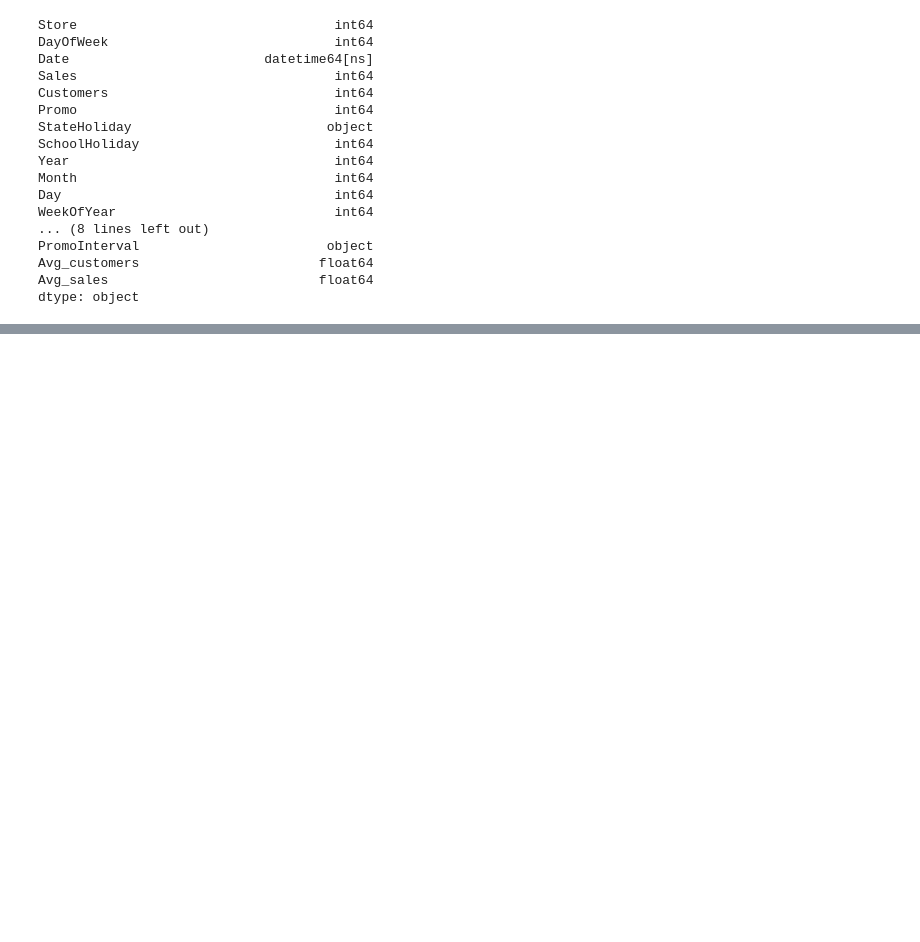
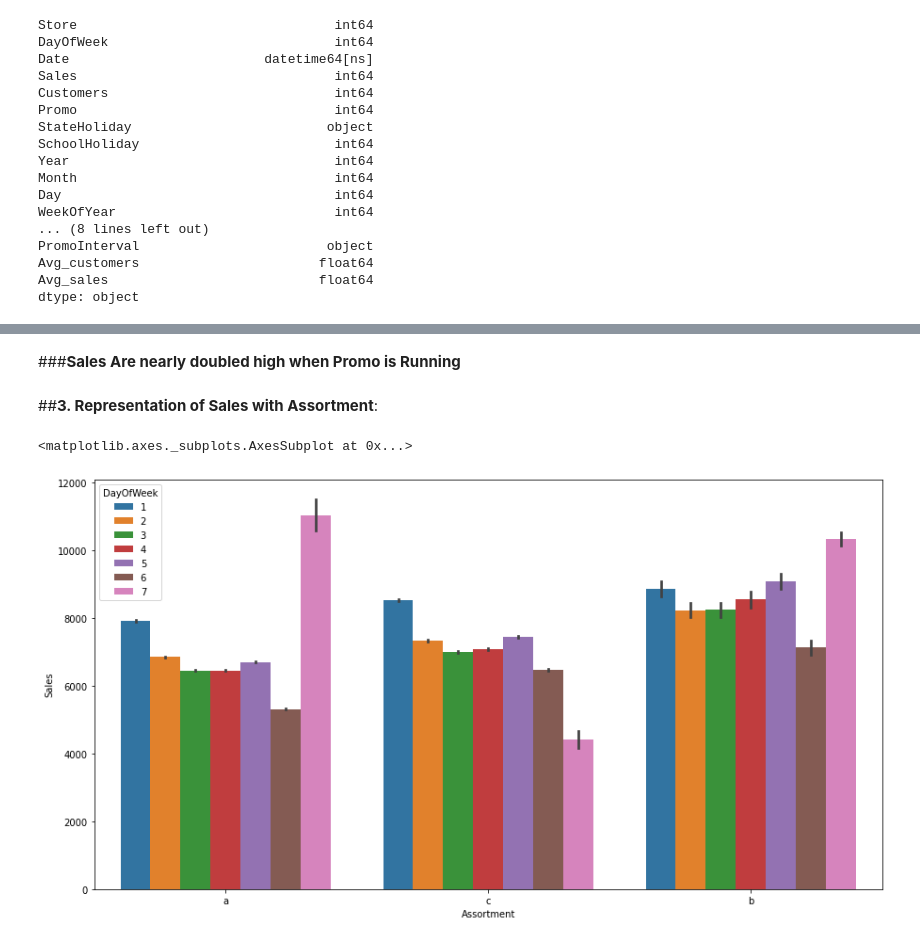
Before and after one commit to shubham-hub/Rossmann-Sales-Prediction, a Jupyter notebook: Capstone_Project_2_Shubham_Chavhan.ipynb, the cells around one changed output, grey strips where cells are left out. Drawn from its saved outputs; the diff is of its cells as text; code cells hidden in the pictures; blank space fills up the shorter version.

```diff
--- a/Capstone_Project_2_Shubham_Chavhan.ipynb
+++ b/Capstone_Project_2_Shubham_Chavhan.ipynb
@@ -628,0 +607,9 @@ dtype: object
+# %% [markdown]
+###**Sales Are nearly doubled high when Promo is Running**
+# %% [markdown]
+##**3. Representation of Sales with Assortment**:
+# %%
+sns.barplot(x="Assortment", y="Sales", data=df_rossmann_1 ,hue="DayOfWeek")
+# %% [output]
+<matplotlib.axes._subplots.AxesSubplot at 0x...>
+[figure, added]
```
Also changed, not shown: parts of 36 cells of this notebook.
